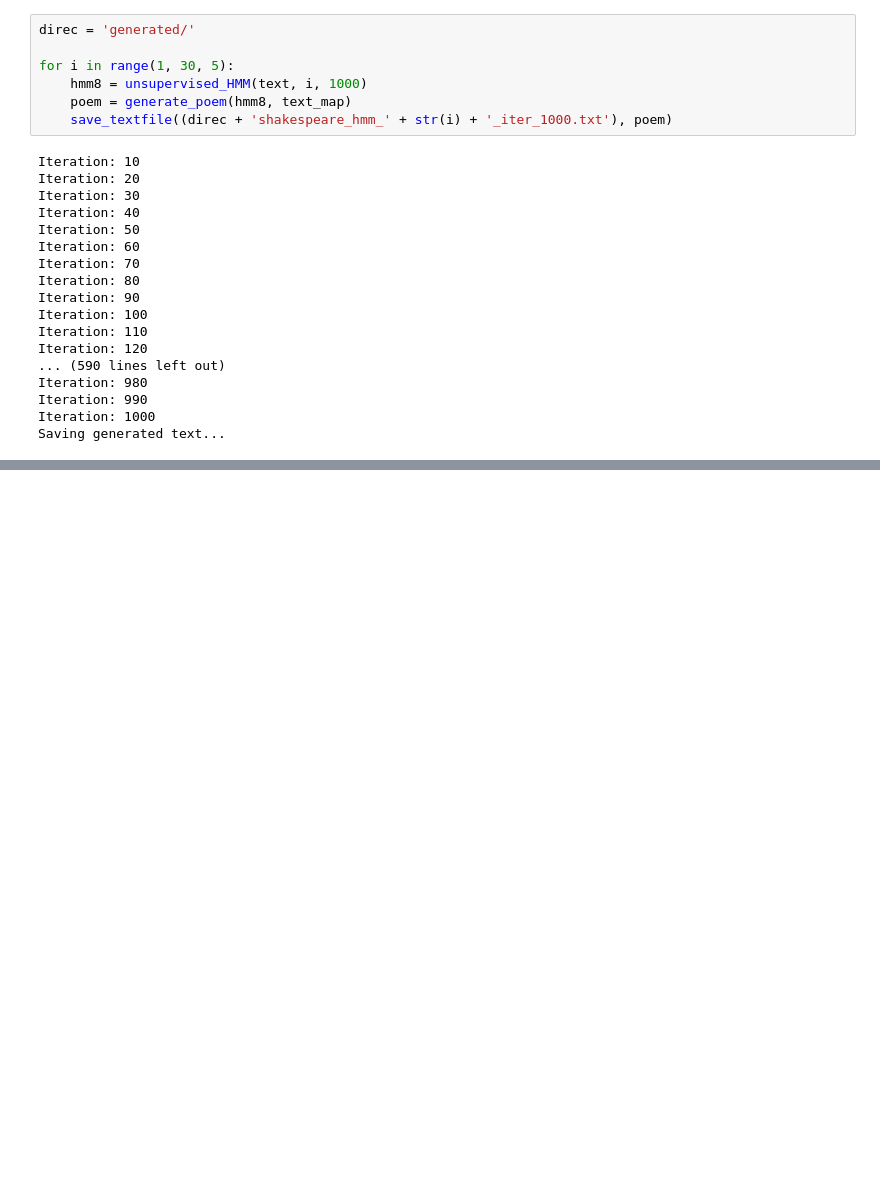
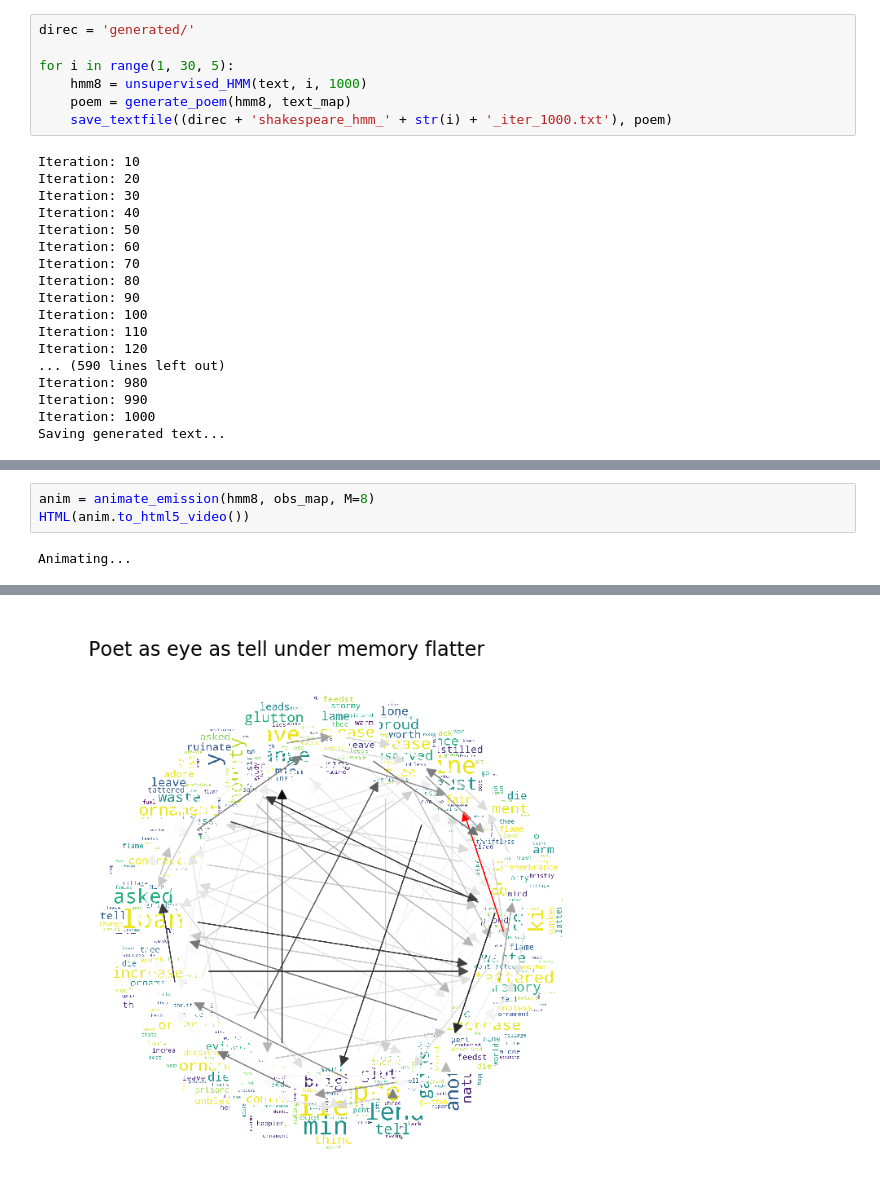
Before and after one commit to annechen112995/ShakespeareSonnet, a Jupyter notebook: src/Shakespeare.ipynb, the cells around one changed output, grey strips where cells are left out. Cells and saved outputs as stored; diff of their text form; blank space fills up the shorter version.

```diff
--- a/src/Shakespeare.ipynb
+++ b/src/Shakespeare.ipynb
@@ -49,0 +103,5 @@ Saving generated text...
+# %%
+anim = animate_emission(hmm8, obs_map, M=8)
+HTML(anim.to_html5_video())
+# %% [output]
+Animating...
@@ -49,0 +109 @@ Saving generated text...
+[figure, added]
```
Also changed, not shown: parts of 7 cells of this notebook, 3 other files.
